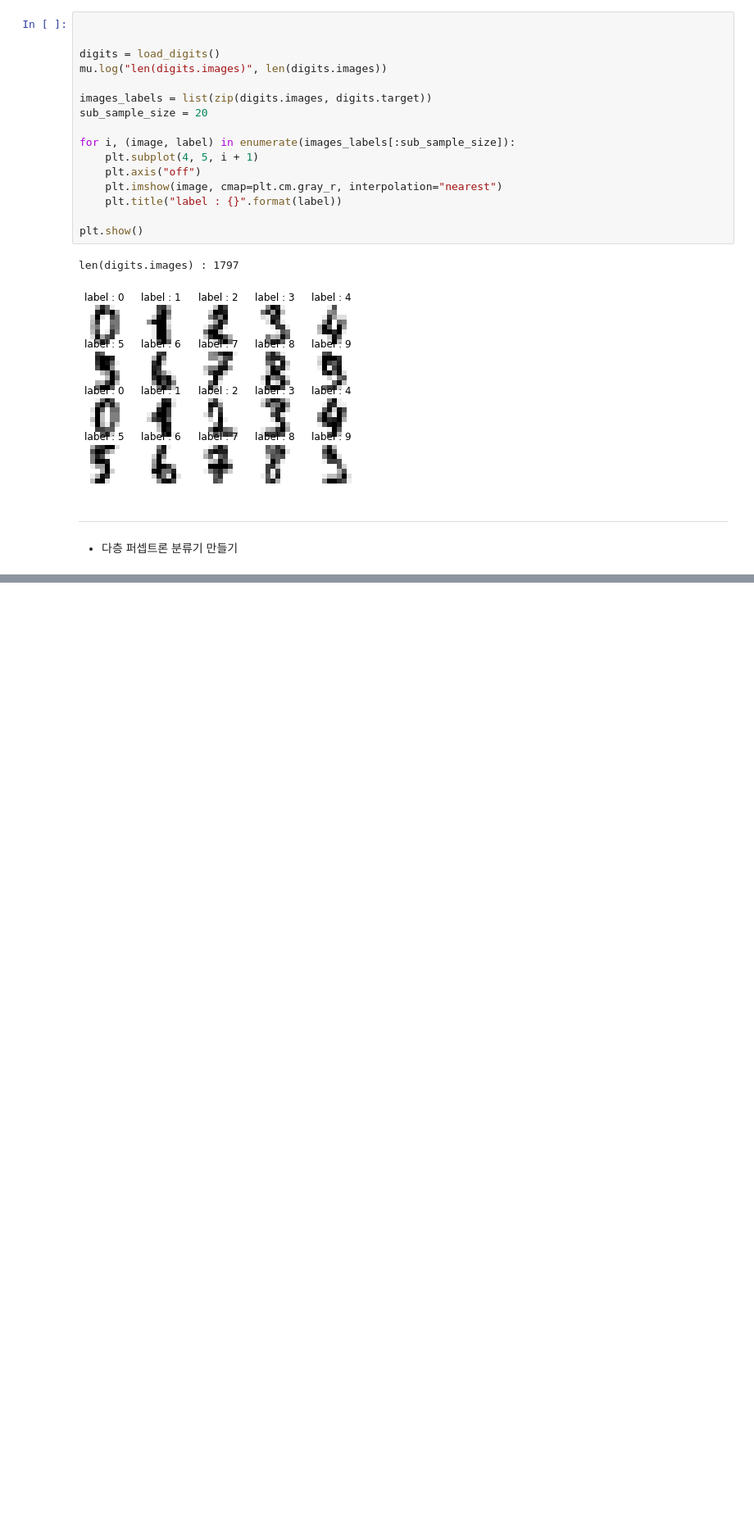
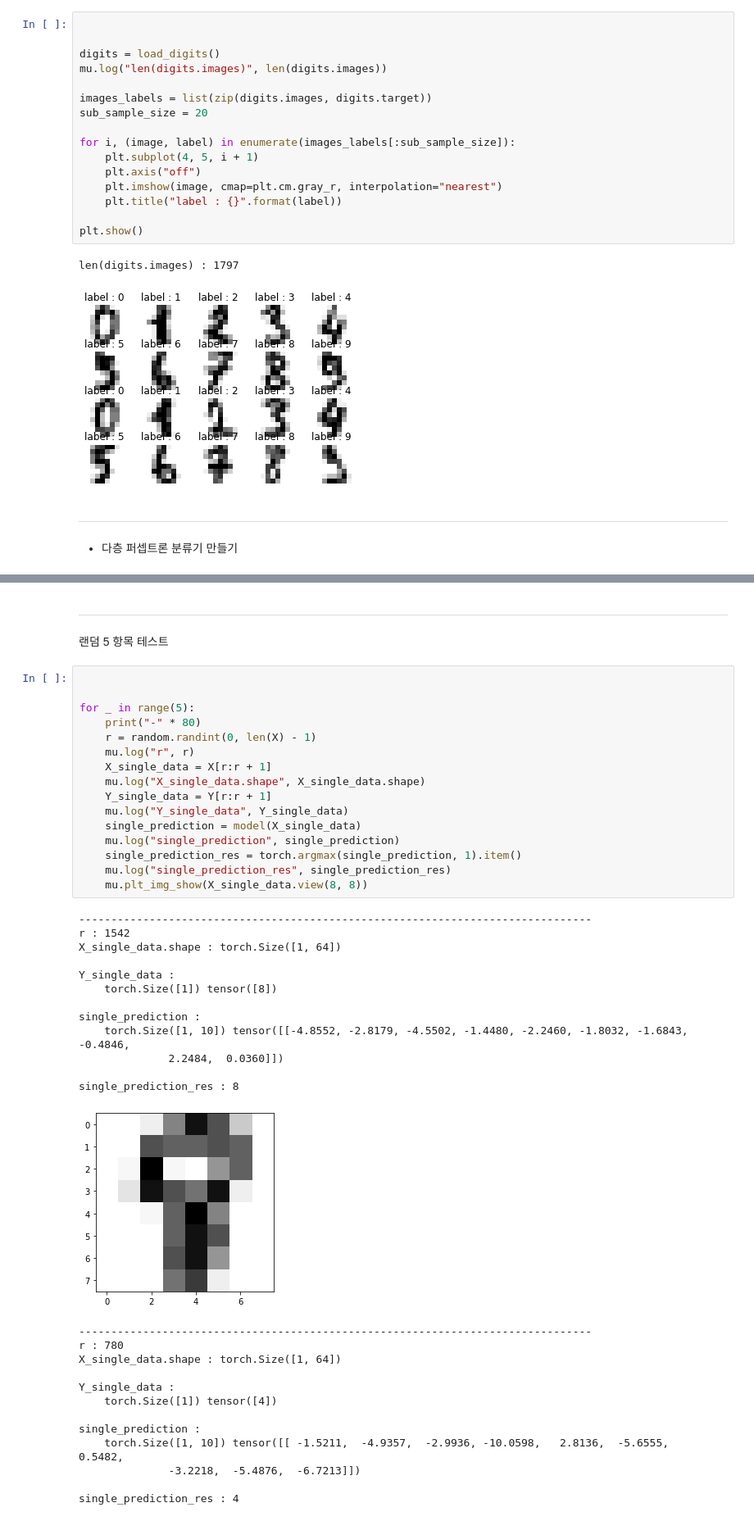
Before and after one commit to HyundongHwang/PyTorchDeepLearningStart, a Jupyter notebook: 0607_multi_layer_perceptron_sklearn.ipynb, the cells around one changed output, grey strips where cells are left out. Shown: that part at 82% size. Drawn from its saved outputs; the diff is of its cells as text; blank space fills up the shorter version.

```diff
--- a/0607_multi_layer_perceptron_sklearn.ipynb
+++ b/0607_multi_layer_perceptron_sklearn.ipynb
@@ -110,0 +125,45 @@ cost : 0.207891
+# %% [markdown]
+---
+ 랜덤 5 항목 테스트
+# %%
+
+
+for _ in range(5):
+    print("-" * 80)
+    r = random.randint(0, len(X) - 1)
+    mu.log("r", r)
+    X_single_data = X[r:r + 1]
+    mu.log("X_single_data.shape", X_single_data.shape)
+    Y_single_data = Y[r:r + 1]
+    mu.log("Y_single_data", Y_single_data)
+    single_prediction = model(X_single_data)
+    mu.log("single_prediction", single_prediction)
+    single_prediction_res = torch.argmax(single_prediction, 1).item()
+    mu.log("single_prediction_res", single_prediction_res)
+    mu.plt_img_show(X_single_data.view(8, 8))
+# %% [output]
+--------------------------------------------------------------------------------
+r : 1542
+X_single_data.shape : torch.Size([1, 64])
+
+Y_single_data :
+    torch.Size([1]) tensor([8])
+
+single_prediction :
+    torch.Size([1, 10]) tensor([[-4.8552, -2.8179, -4.5502, -1.4480, -2.2460, -1.8032, -1.6843, -0.4846,
+              2.2484,  0.0360]])
+
+single_prediction_res : 8
+[figure, added]
+--------------------------------------------------------------------------------
+r : 780
+X_single_data.shape : torch.Size([1, 64])
+
+Y_single_data :
+    torch.Size([1]) tensor([4])
+
+single_prediction :
+    torch.Size([1, 10]) tensor([[ -1.5211,  -4.9357,  -2.9936, -10.0598,   2.8136,  -5.6555,   0.5482,
+              -3.2218,  -5.4876,  -6.7213]])
+
+single_prediction_res : 4
```
Also changed, not shown: parts of 4 cells of this notebook, 1 other file.
